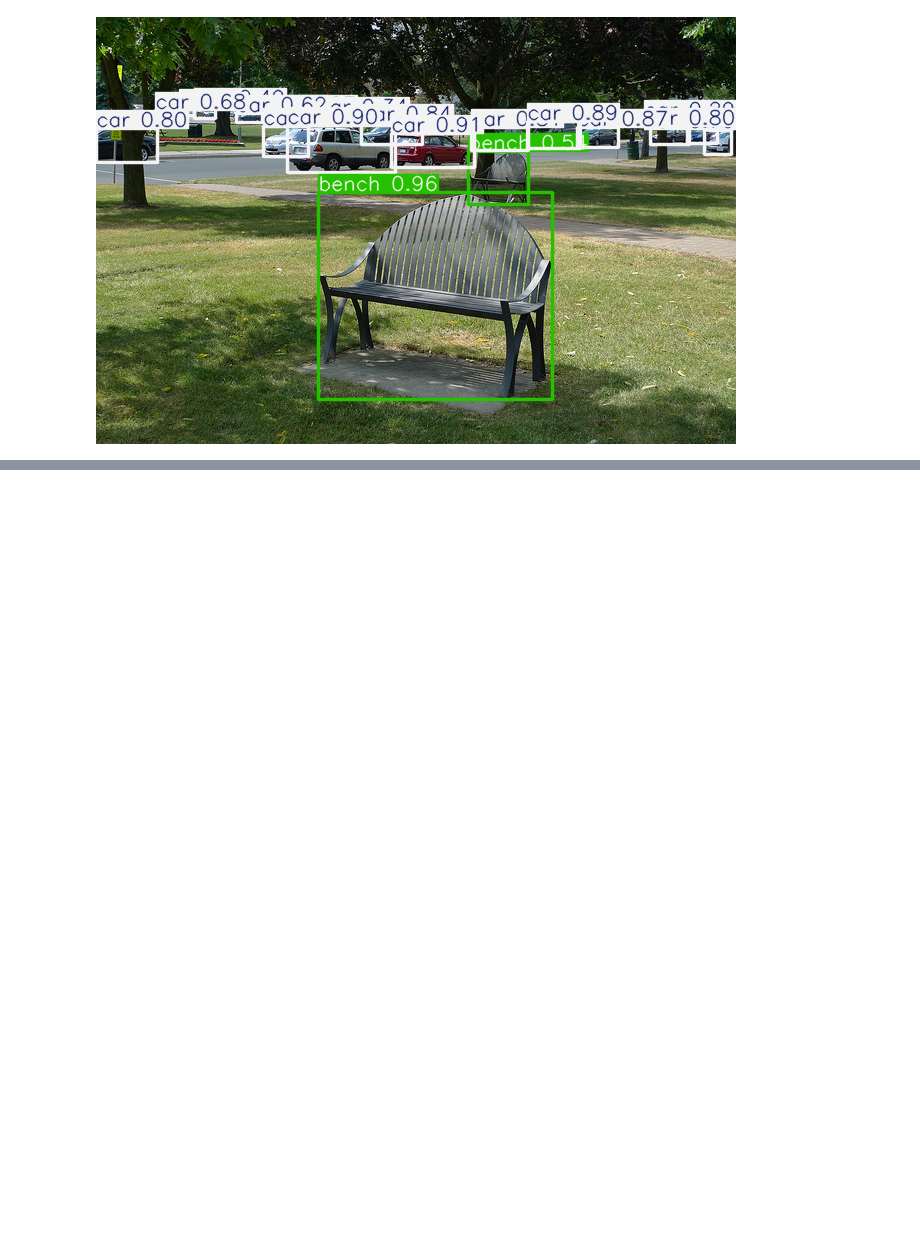
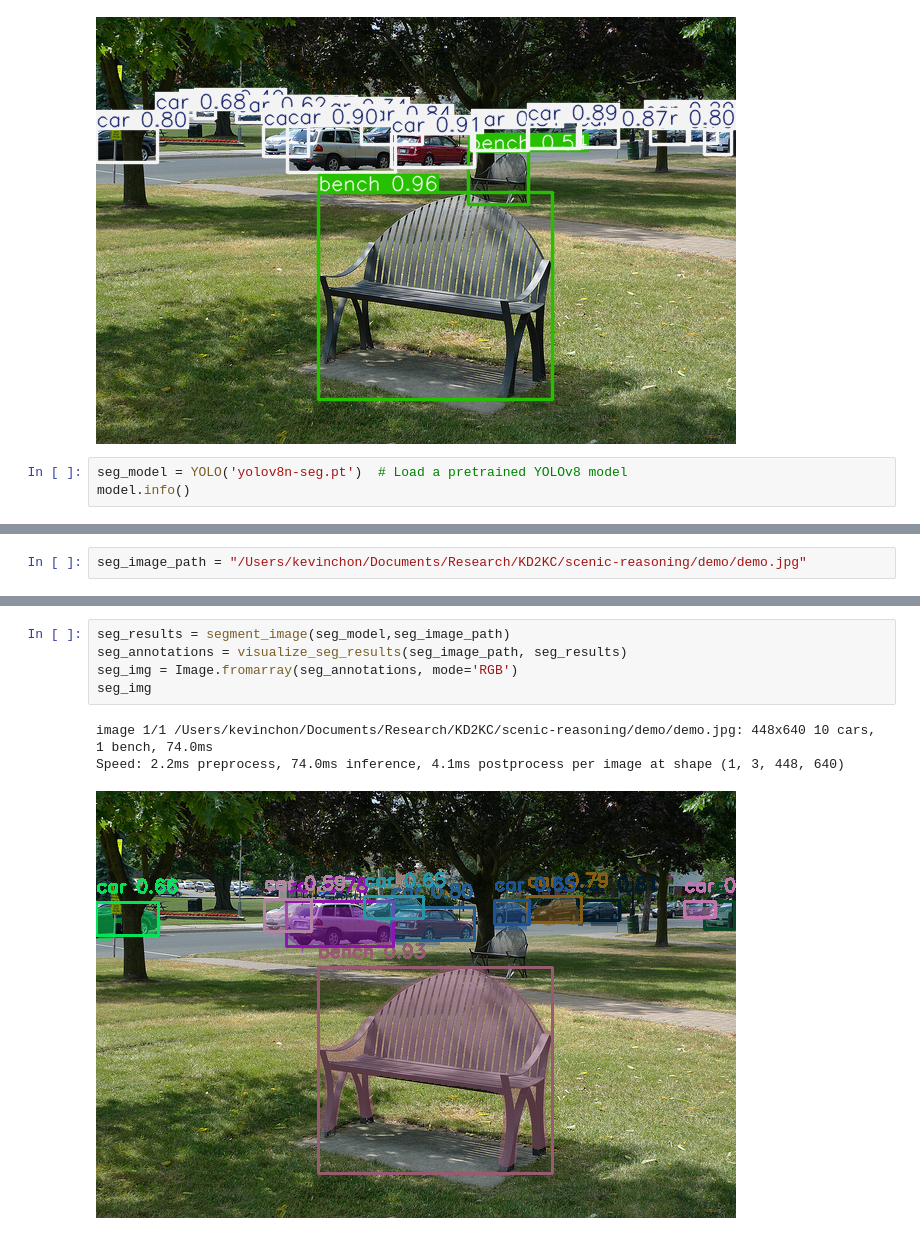
Before and after one commit to KE7/graid, a Jupyter notebook: notebooks/ultralytics.ipynb, the cells around one changed output, grey strips where cells are left out. Drawn from its saved outputs; the diff is of its cells as text; blank space fills up the shorter version.

Commit message:
Add sample segmentation inference to ultralytics notebook

```diff
--- a/notebooks/ultralytics.ipynb
+++ b/notebooks/ultralytics.ipynb
@@ -48,3 +51,6 @@ Predicted car with confidence 0.345 at tensor([[221.2968,  98.1396, 250.6898, 10
 Predicted car with confidence 0.290 at tensor([[612.9247, 101.4923, 635.8304, 113.7555]])
 Predicted car with confidence 0.271 at tensor([[169.7227,  96.7324, 182.9701, 104.9661]])
 [figure]
+# %%
+seg_model = YOLO('yolov8n-seg.pt')  # Load a pretrained YOLOv8 model
+model.info()
@@ -50,0 +61,2 @@ Predicted car with confidence 0.271 at tensor([[169.7227,  96.7324, 182.9701, 10
+# %%
+seg_image_path = "/Users/kevinchon/Documents/Research/KD2KC/scenic-reasoning/demo/demo.jpg"
@@ -50,0 +106,9 @@ Predicted car with confidence 0.271 at tensor([[169.7227,  96.7324, 182.9701, 10
+# %%
+seg_results = segment_image(seg_model,seg_image_path)
+seg_annotations = visualize_seg_results(seg_image_path, seg_results)
+seg_img = Image.fromarray(seg_annotations, mode='RGB')
+seg_img
+# %% [output]
+image 1/1 /Users/kevinchon/Documents/Research/KD2KC/scenic-reasoning/demo/demo.jpg: 448x640 10 cars, 1 bench, 74.0ms
+Speed: 2.2ms preprocess, 74.0ms inference, 4.1ms postprocess per image at shape (1, 3, 448, 640)
+[figure, added]
```
Also changed, not shown: parts of 3 cells of this notebook.
